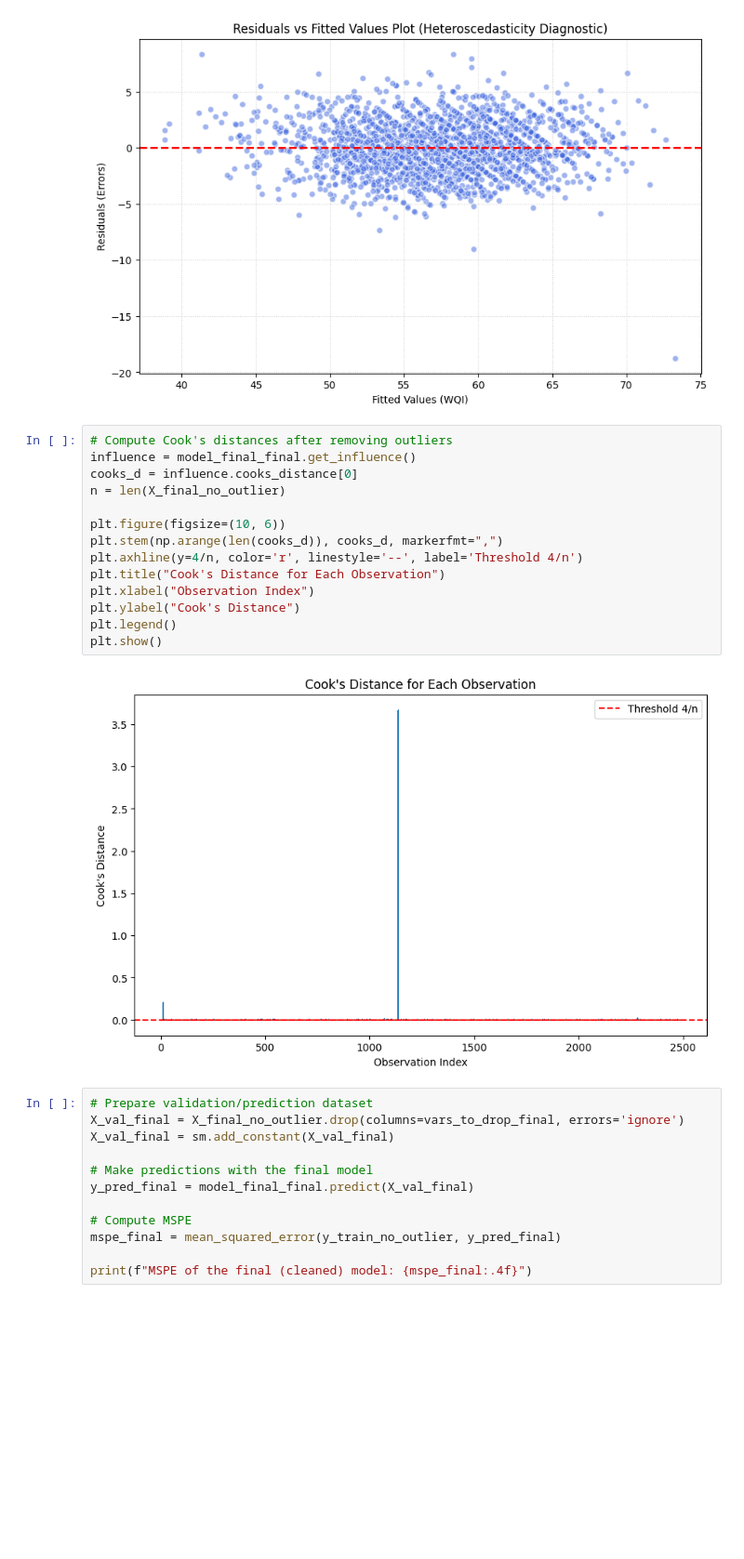
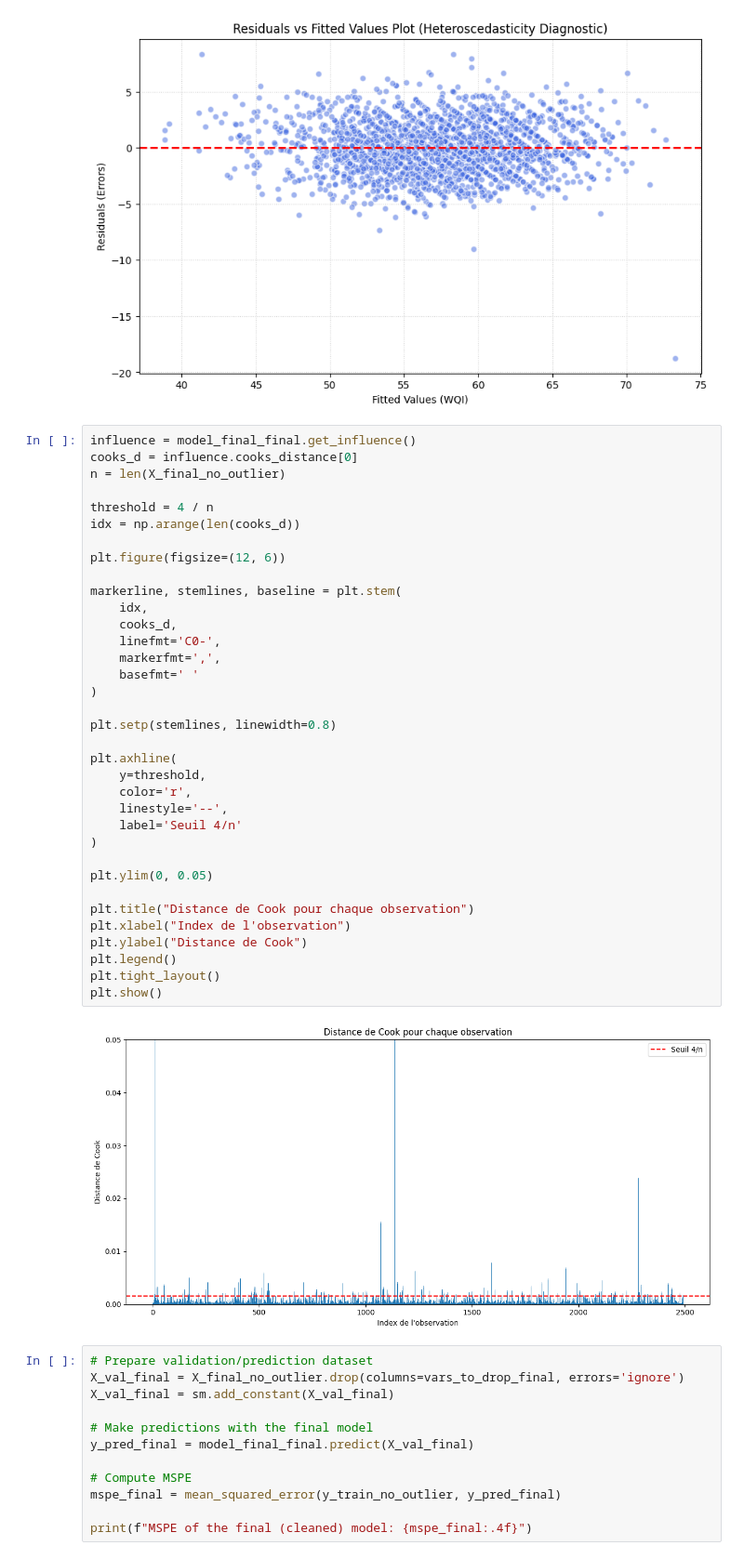
Before and after one commit to MatscoSan/Linear-P1, a Jupyter notebook: notebook.ipynb, the cells around one changed output. Shown at 93% size. Saved outputs shown, nothing was run; the diff lists cells and outputs as text; blank space fills up the shorter version.

Commit message:
cook2 graphe

```diff
--- a/notebook.ipynb
+++ b/notebook.ipynb
@@ -491,21 +491,42 @@ plt.show()
 # %% [output]
 [figure]
 # %%
-# Compute Cook's distances after removing outliers
 influence = model_final_final.get_influence()
 cooks_d = influence.cooks_distance[0]
 n = len(X_final_no_outlier)
 
-plt.figure(figsize=(10, 6))
-plt.stem(np.arange(len(cooks_d)), cooks_d, markerfmt=",")
-plt.axhline(y=4/n, color='r', linestyle='--', label='Threshold 4/n')
-plt.title("Cook's Distance for Each Observation")
-plt.xlabel("Observation Index")
-plt.ylabel("Cook's Distance")
+threshold = 4 / n
+idx = np.arange(len(cooks_d))
+
+plt.figure(figsize=(12, 6))
+
+markerline, stemlines, baseline = plt.stem(
+    idx,
+    cooks_d,
+    linefmt='C0-',
+    markerfmt=',',
+    basefmt=' '
+)
+
+plt.setp(stemlines, linewidth=0.8)
+
+plt.axhline(
+    y=threshold,
+    color='r',
+    linestyle='--',
+    label='Seuil 4/n'
+)
+
+plt.ylim(0, 0.05)
+
+plt.title("Distance de Cook pour chaque observation")
+plt.xlabel("Index de l'observation")
+plt.ylabel("Distance de Cook")
 plt.legend()
+plt.tight_layout()
 plt.show()
 # %% [output]
-[figure, old version]
+[figure, new version]
 # %%
 # Prepare validation/prediction dataset
 X_val_final = X_final_no_outlier.drop(columns=vars_to_drop_final, errors='ignore')
```
Also changed, not shown: parts of 4 cells of this notebook.
